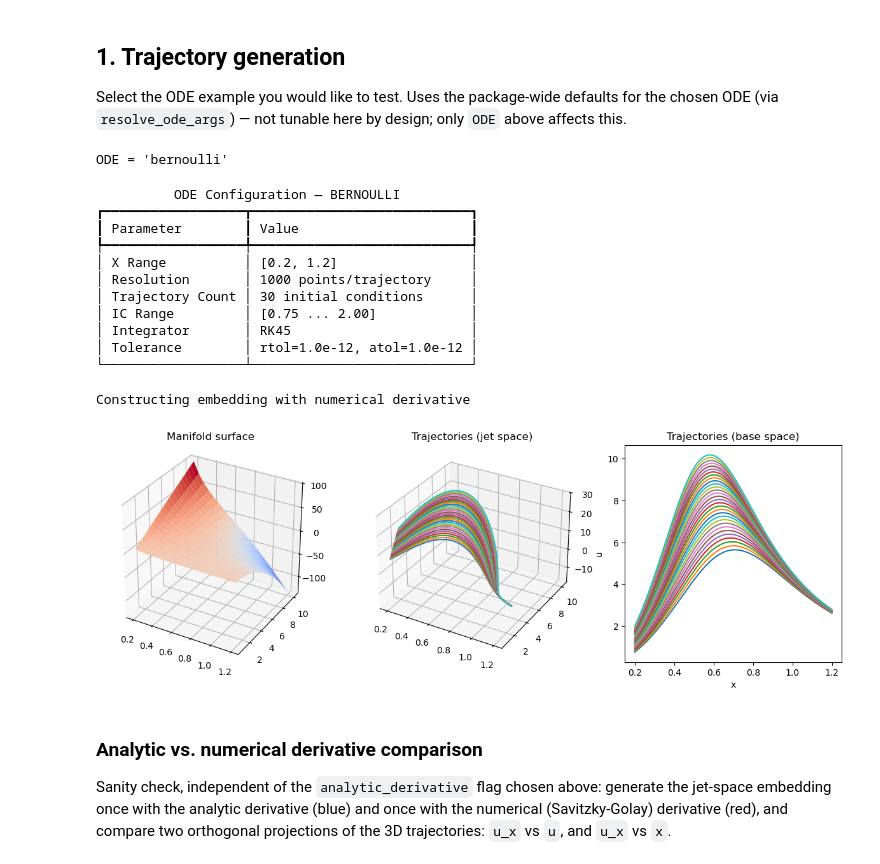
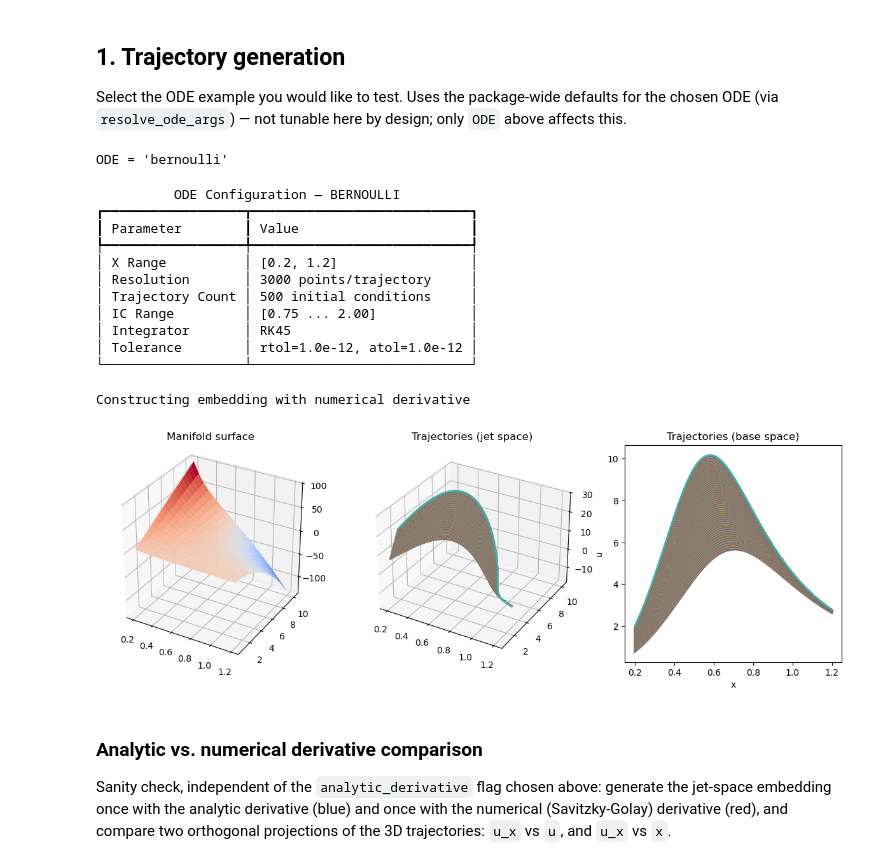
Before and after one commit to rros22/symmetry-detection, a Jupyter notebook: notebooks/ode_symmetry_explorer.ipynb, the cells around one changed output. Drawn from its saved outputs; the diff is of its cells as text; code cells hidden in the pictures.

```diff
--- a/notebooks/ode_symmetry_explorer.ipynb
+++ b/notebooks/ode_symmetry_explorer.ipynb
@@ -32,8 +32,8 @@ from symmetry_detection import solver
 # One of gtr.ODES.keys(): "bernoulli", "rational", "riccati", "scaling", "abel"
 ODE = "bernoulli"
 analytic_derivative = False
-num_points = 1000
-initial_conditions = np.linspace(0.75, 2, 50)
+num_points = 3000
+initial_conditions = np.linspace(0.75, 2, 500)
 rtol = 1e-12
 atol = 1e-12
 
@@ -43,7 +43,7 @@ atol = 1e-12
 # manifold.py for why this needs multiple trajectories, not just one).
 # normal_window=(di, dj), normal_degree, normal_boundary_margin only matter
 # when analytic_normal=False.
-analytic_normal = False
+analytic_normal = True
 normal_window = (2, 5)
 normal_degree = 1
 normal_boundary_margin = 0  # extra trajectories/points to discard beyond window/di,dj
@@ -55,8 +55,8 @@ normal_boundary_margin = 0  # extra trajectories/points to discard beyond window
 # mfd.subsample_trajectories - solve_svd/G_matrix work well, and stay cheap,
 # with relatively few trajectories/points; it's only the normal-field
 # estimation itself that benefits from density.
-subsample_normal_field = False
-subsample_num_traj = None    # e.g. 6 - None keeps all (post-boundary-discard) trajectories
+subsample_normal_field = True
+subsample_num_traj = 10    # e.g. 6 - None keeps all (post-boundary-discard) trajectories
 subsample_num_points = 100   # e.g. 100 - None keeps all points
 
 print(f"ODE = {ODE!r}")
@@ -105,36 +105,36 @@ ax1 = manifold_fig.add_subplot(132, projection='3d')
 ax2 = manifold_fig.add_subplot(133)
 
 ax0.set_aspect('equal')
 ax2.set_box_aspect(1)
 
 ax0.plot_surface(X_grid, U_grid, P_grid, cmap='coolwarm')
 ax0.set_title("Manifold surface")
 
 for trajectory in X:
     ax1.plot(trajectory[0, :], trajectory[1, :], trajectory[2, :])
     ax2.plot(trajectory[0, :], trajectory[1, :])
 
 ax1.set_title("Trajectories (jet space)")
 ax2.set_title("Trajectories (base space)")
 ax2.set_xlabel("x")
 ax2.set_ylabel("u")
 
 manifold_fig.tight_layout()
 # %% [output]
 ODE = 'bernoulli'
           ODE Configuration — BERNOULLI
 ┏━━━━━━━━━━━━━━━━━━┳━━━━━━━━━━━━━━━━━━━━━━━━━━━━┓
 ┃ Parameter        ┃ Value                      ┃
 ┡━━━━━━━━━━━━━━━━━━╇━━━━━━━━━━━━━━━━━━━━━━━━━━━━┩
 │ X Range          │ [0.2, 1.2]                 │
-│ Resolution       │ 1000 points/trajectory     │
-│ Trajectory Count │ 30 initial conditions      │
+│ Resolution       │ 3000 points/trajectory     │
+│ Trajectory Count │ 500 initial conditions     │
 │ IC Range         │ [0.75 ... 2.00]            │
 │ Integrator       │ RK45                       │
 │ Tolerance        │ rtol=1.0e-12, atol=1.0e-12 │
 └──────────────────┴────────────────────────────┘
 Constructing embedding with numerical derivative
-[figure, old version]
+[figure, new version]
 # %% [markdown]
 ### Analytic vs. numerical derivative comparison
 
```
Also changed, not shown: parts of 4 cells of this notebook.
